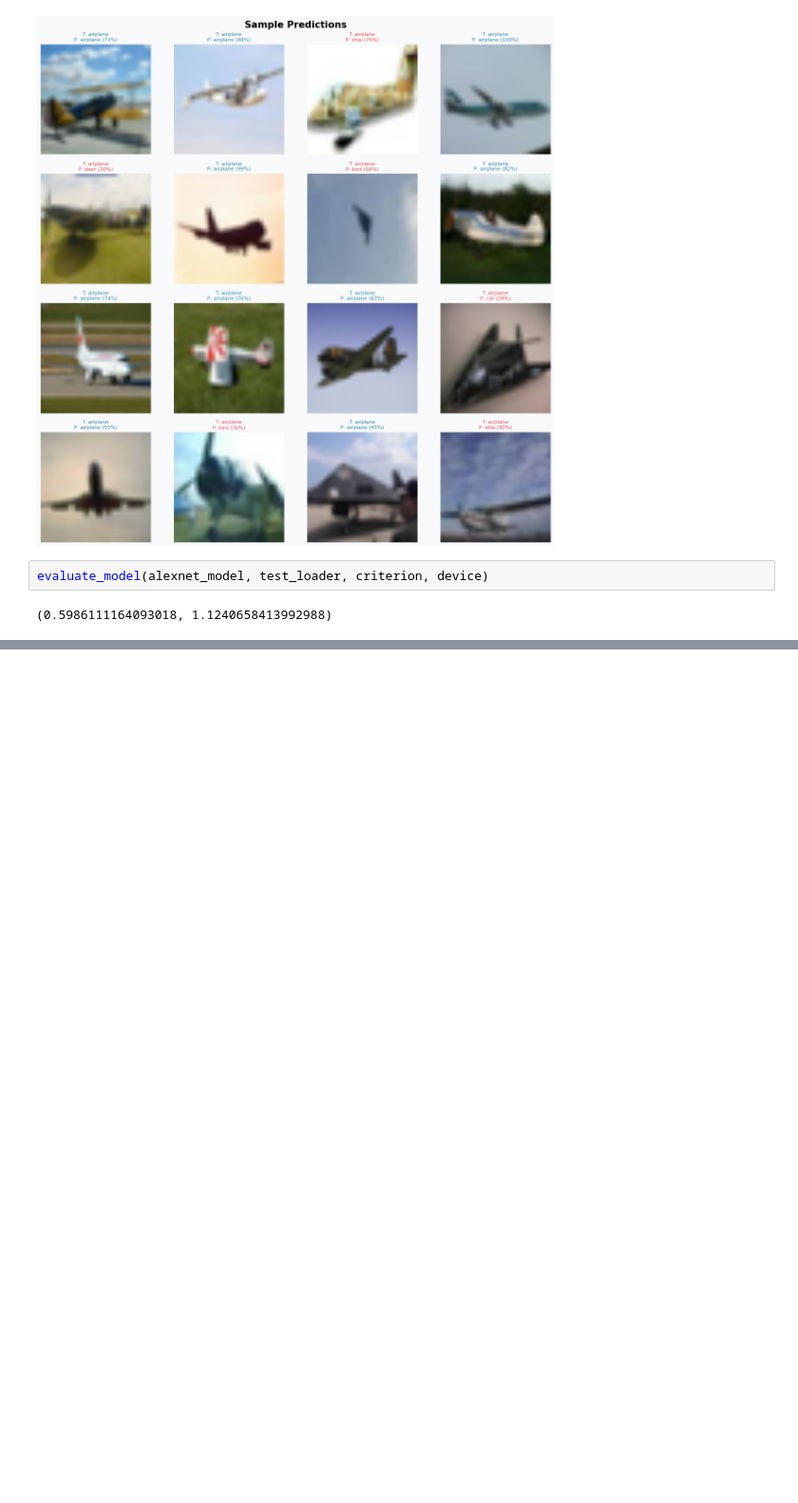
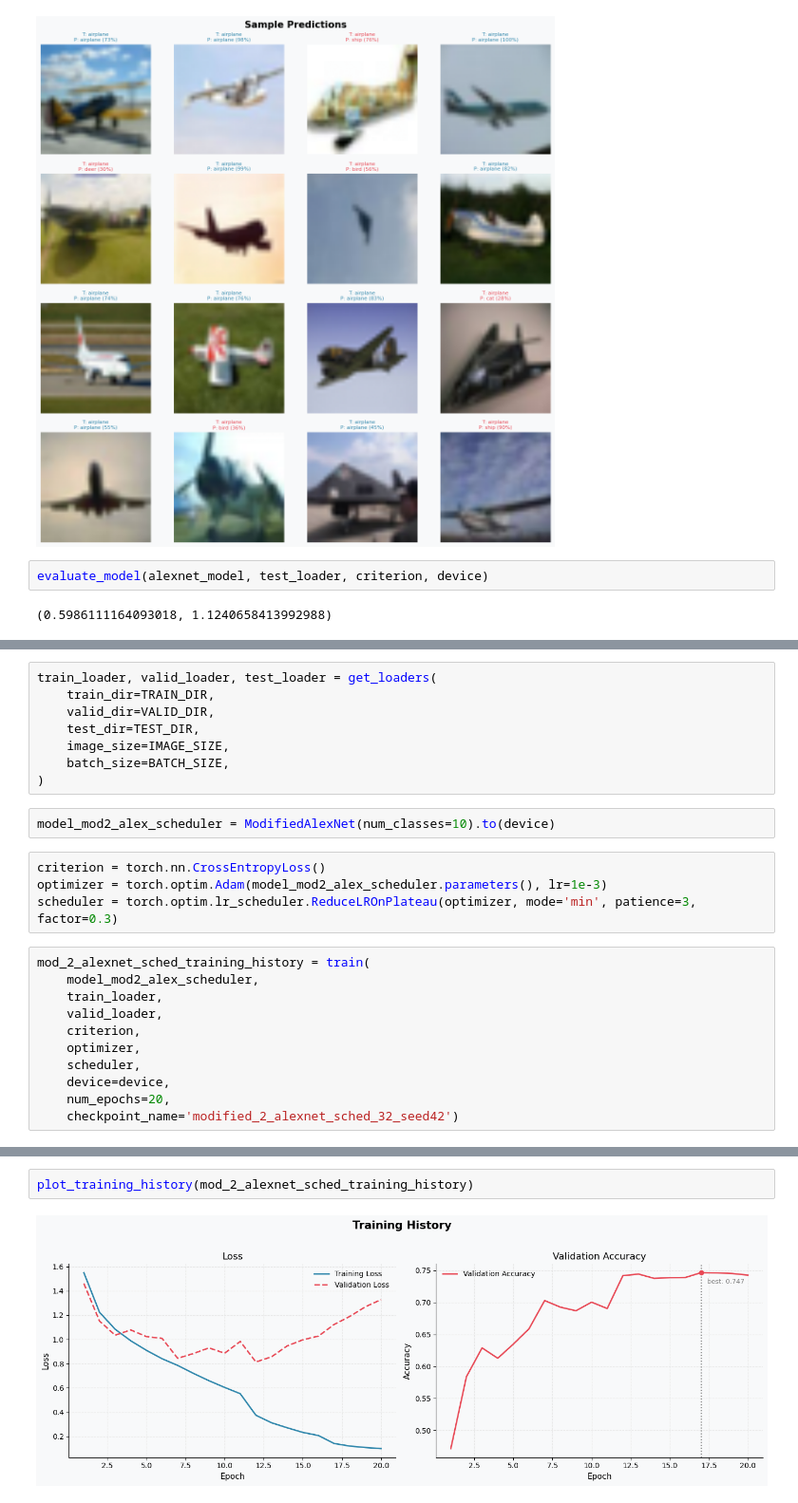
Before and after one commit to nadias03/image-classification-with-CNNs, a Jupyter notebook: models/alexnet.ipynb, the cells around one changed output, grey strips where cells are left out. Shown at 95% size. Drawn from its saved outputs; the diff is of its cells as text; blank space fills up the shorter version.

Commit message:
add alexnet modification for input image size 32x32

```diff
--- a/models/alexnet.ipynb
+++ b/models/alexnet.ipynb
@@ -71,0 +89,25 @@ evaluate_model(alexnet_model, test_loader, criterion, device)
+# %%
+train_loader, valid_loader, test_loader = get_loaders(
+    train_dir=TRAIN_DIR,
+    valid_dir=VALID_DIR,
+    test_dir=TEST_DIR,
+    image_size=IMAGE_SIZE,
+    batch_size=BATCH_SIZE,
+)
+# %%
+model_mod2_alex_scheduler = ModifiedAlexNet(num_classes=10).to(device)
+# %%
+criterion = torch.nn.CrossEntropyLoss()
+optimizer = torch.optim.Adam(model_mod2_alex_scheduler.parameters(), lr=1e-3)
+scheduler = torch.optim.lr_scheduler.ReduceLROnPlateau(optimizer, mode='min', patience=3, factor=0.3)
+# %%
+mod_2_alexnet_sched_training_history = train(
+    model_mod2_alex_scheduler,
+    train_loader,
+    valid_loader,
+    criterion,
+    optimizer,
+    scheduler,
+    device=device,
+    num_epochs=20,
+    checkpoint_name='modified_2_alexnet_sched_32_seed42')
@@ -71,0 +132,4 @@ evaluate_model(alexnet_model, test_loader, criterion, device)
+# %%
+plot_training_history(mod_2_alexnet_sched_training_history)
+# %% [output]
+[figure, added]
```
Also changed, not shown: parts of 14 cells of this notebook, 1 other file.
